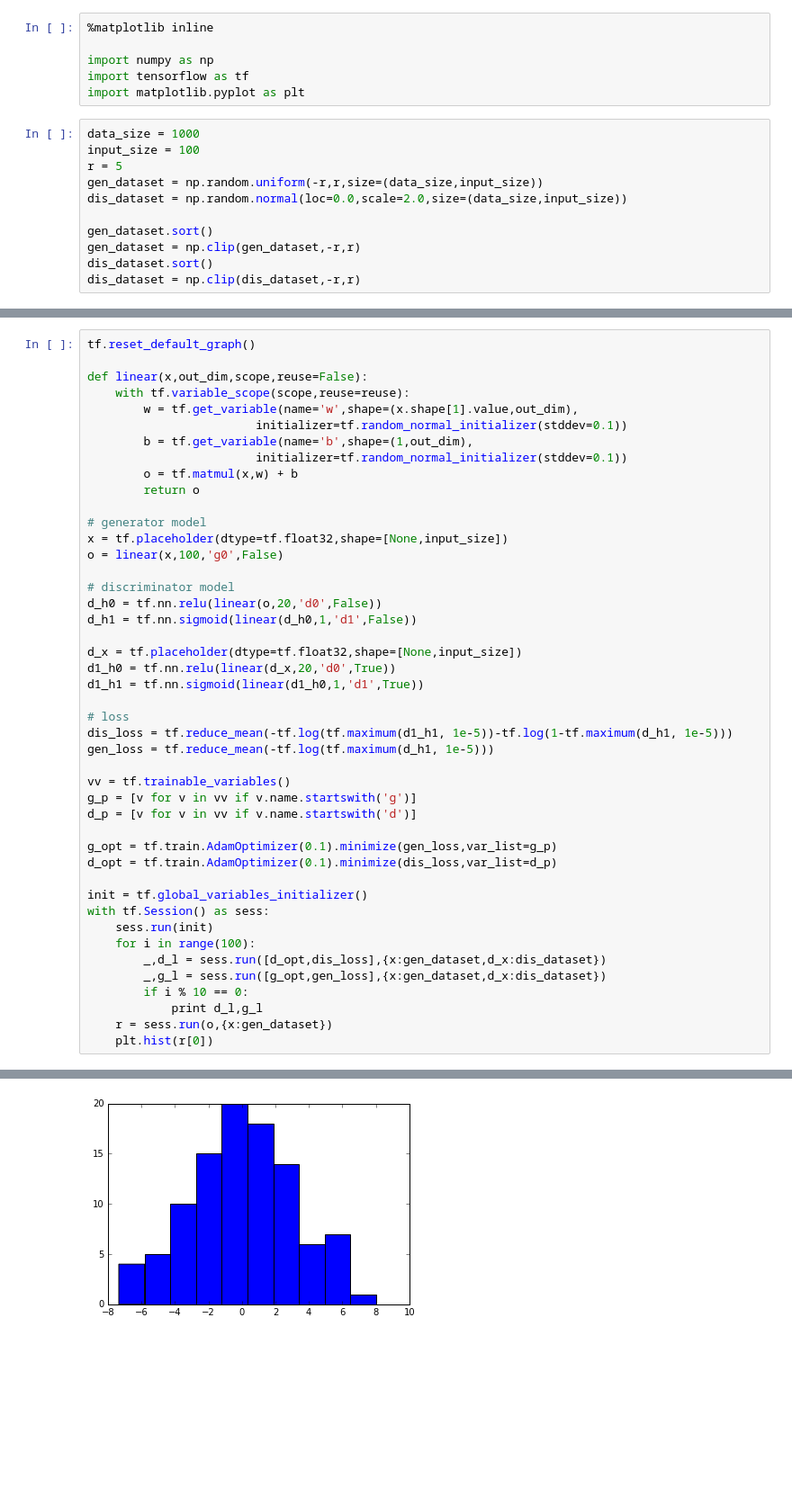
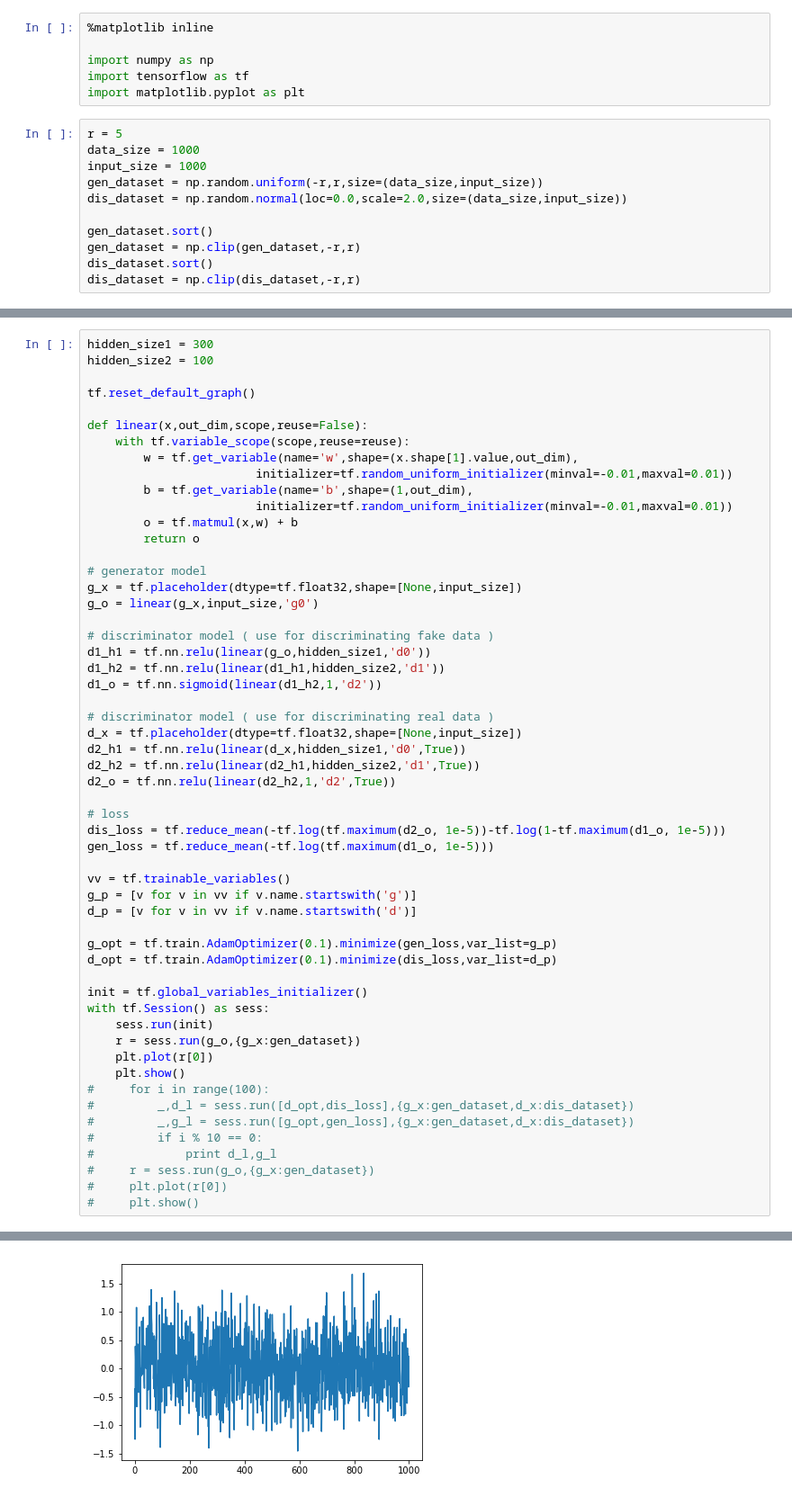
Before and after one commit to hyeonroklee/Machine-Learning, a Jupyter notebook: tf_gan.ipynb, the cells around one changed output, grey strips where cells are left out. Shown at 90% size. Drawn from its saved outputs; the diff is of its cells as text; blank space fills up the shorter version.

```diff
--- a/tf_gan.ipynb
+++ b/tf_gan.ipynb
@@ -5,9 +5,9 @@ import numpy as np
 import tensorflow as tf
 import matplotlib.pyplot as plt
 # %%
+r = 5
 data_size = 1000
-input_size = 100
-r = 5
+input_size = 1000
 gen_dataset = np.random.uniform(-r,r,size=(data_size,input_size))
 dis_dataset = np.random.normal(loc=0.0,scale=2.0,size=(data_size,input_size))
 
@@ -18,30 +26,36 @@ dis_dataset = np.clip(dis_dataset,-r,r)
 # %%
+hidden_size1 = 300
+hidden_size2 = 100
+
 tf.reset_default_graph()
 
 def linear(x,out_dim,scope,reuse=False):
     with tf.variable_scope(scope,reuse=reuse):
         w = tf.get_variable(name='w',shape=(x.shape[1].value,out_dim),
-                        initializer=tf.random_normal_initializer(stddev=0.1))
+                        initializer=tf.random_uniform_initializer(minval=-0.01,maxval=0.01))
         b = tf.get_variable(name='b',shape=(1,out_dim),
-                        initializer=tf.random_normal_initializer(stddev=0.1))
+                        initializer=tf.random_uniform_initializer(minval=-0.01,maxval=0.01))
         o = tf.matmul(x,w) + b
         return o
 
 # generator model
-x = tf.placeholder(dtype=tf.float32,shape=[None,input_size])
-o = linear(x,100,'g0',False)
+g_x = tf.placeholder(dtype=tf.float32,shape=[None,input_size])
+g_o = linear(g_x,input_size,'g0')
 
-# discriminator model
-d_h0 = tf.nn.relu(linear(o,20,'d0',False))
-d_h1 = tf.nn.sigmoid(linear(d_h0,1,'d1',False))
+# discriminator model ( use for discriminating fake data )
+d1_h1 = tf.nn.relu(linear(g_o,hidden_size1,'d0'))
+d1_h2 = tf.nn.relu(linear(d1_h1,hidden_size2,'d1'))
+d1_o = tf.nn.sigmoid(linear(d1_h2,1,'d2'))
 
+# discriminator model ( use for discriminating real data )
 d_x = tf.placeholder(dtype=tf.float32,shape=[None,input_size])
-d1_h0 = tf.nn.relu(linear(d_x,20,'d0',True))
-d1_h1 = tf.nn.sigmoid(linear(d1_h0,1,'d1',True))
+d2_h1 = tf.nn.relu(linear(d_x,hidden_size1,'d0',True))
+d2_h2 = tf.nn.relu(linear(d2_h1,hidden_size2,'d1',True))
+d2_o = tf.nn.relu(linear(d2_h2,1,'d2',True))
 
 # loss
-dis_loss = tf.reduce_mean(-tf.log(tf.maximum(d1_h1, 1e-5))-tf.log(1-tf.maximum(d_h1, 1e-5)))
-gen_loss = tf.reduce_mean(-tf.log(tf.maximum(d_h1, 1e-5)))
+dis_loss = tf.reduce_mean(-tf.log(tf.maximum(d2_o, 1e-5))-tf.log(1-tf.maximum(d1_o, 1e-5)))
+gen_loss = tf.reduce_mean(-tf.log(tf.maximum(d1_o, 1e-5)))
 
 vv = tf.trainable_variables()
 g_p = [v for v in vv if v.name.startswith('g')]
@@ -53,11 +67,15 @@ d_opt = tf.train.AdamOptimizer(0.1).minimize(dis_loss,var_list=d_p)
 init = tf.global_variables_initializer()
 with tf.Session() as sess:
     sess.run(init)
-    for i in range(100):
-        _,d_l = sess.run([d_opt,dis_loss],{x:gen_dataset,d_x:dis_dataset})
-        _,g_l = sess.run([g_opt,gen_loss],{x:gen_dataset,d_x:dis_dataset})
-        if i % 10 == 0:
-            print d_l,g_l
-    r = sess.run(o,{x:gen_dataset})
-    plt.hist(r[0])
+    r = sess.run(g_o,{g_x:gen_dataset})
+    plt.plot(r[0])
+    plt.show()
+#     for i in range(100):
+#         _,d_l = sess.run([d_opt,dis_loss],{g_x:gen_dataset,d_x:dis_dataset})
+#         _,g_l = sess.run([g_opt,gen_loss],{g_x:gen_dataset,d_x:dis_dataset})
+#         if i % 10 == 0:
+#             print d_l,g_l
+#     r = sess.run(g_o,{g_x:gen_dataset})
+#     plt.plot(r[0])
+#     plt.show()
 # %% [output]
@@ -74 +82 @@ with tf.Session() as sess:
-[figure, old version]
+[figure, new version]
```
Also changed, not shown: parts of 2 cells of this notebook.
